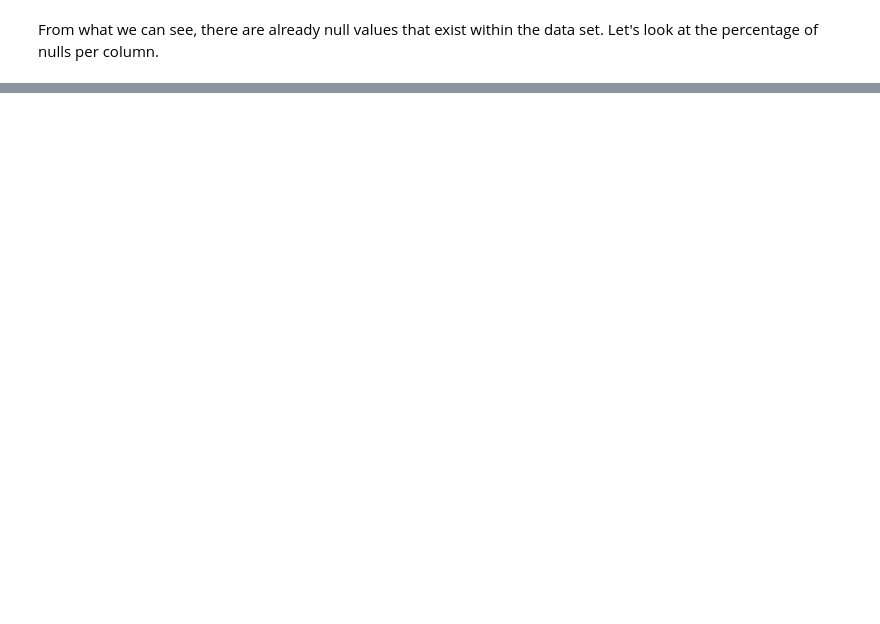
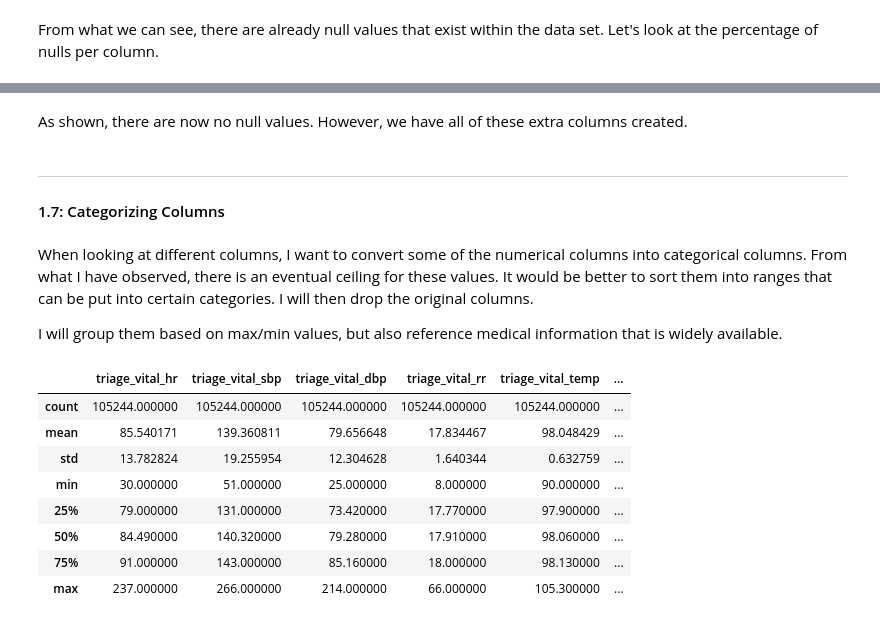
Before and after one commit to lo-klkl/BSTN_Capstone-Diab, a Jupyter notebook: Notebooks/Pt0-Clean.ipynb, the cells around one changed output, grey strips where cells are left out. Drawn from its saved outputs; the diff is of its cells as text; code cells hidden in the pictures; blank space fills up the shorter version.

```diff
--- a/Notebooks/Pt0-Clean.ipynb
+++ b/Notebooks/Pt0-Clean.ipynb
@@ -156,0 +832,7 @@ As we can see, we have a few columns that have null values.
+# %%
+imputed_columns = ['triage_vital_hr_imputed', 'triage_vital_sbp_imputed', 'triage_vital_dbp_imputed',
+                   'triage_vital_rr_imputed', 'triage_vital_temp_imputed', 'hist_glucose_median_imputed']
+# %%
+# Fill missing values in the specified columns with their imputed values
+for triage_variables, imputed_col in zip(variables, imputed_columns):
+    health_data[triage_variables] = health_data[triage_variables].fillna(health_data[imputed_col])
@@ -156,0 +851,30 @@ As we can see, we have a few columns that have null values.
+# %% [markdown]
+As shown, there are now no null values. However, we have all of these extra columns created.
+# %%
+columns_to_drop = ['triage_vital_hr_imputed', 'triage_vital_sbp_imputed', 'triage_vital_dbp_imputed',
+                   'triage_vital_rr_imputed', 'triage_vital_temp_imputed','hist_glucose_median_imputed']
+
+health_data = health_data.drop(columns=columns_to_drop)
+# %% [markdown]
+---
+#### <a id = 'cat'></a> 1.7: Categorizing Columns
+# %% [markdown]
+When looking at different columns, I want to convert some of the numerical columns into categorical columns. From what I have observed, there is an eventual ceiling for these values. It would be better to sort them into ranges that can be put into certain categories. I will then drop the original columns.
+
+I will group them based on max/min values, but also reference medical information that is widely available.
+# %%
+columns_of_interest = [
+    'triage_vital_hr','triage_vital_sbp', 'triage_vital_dbp', 'triage_vital_rr', 'triage_vital_temp', 'huse_n_edvisits','huse_n_admissions', 'huse_n_surgeries', 'hist_glucose_median'
+]
+# %%
+health_data[columns_of_interest].describe()
+# %% [output]
+|  | triage_vital_hr | triage_vital_sbp | triage_vital_dbp | triage_vital_rr | triage_vital_temp | ... |
+| count | 105244.000000 | 105244.000000 | 105244.000000 | 105244.000000 | 105244.000000 | ... |
+| mean | 85.540171 | 139.360811 | 79.656648 | 17.834467 | 98.048429 | ... |
+| std | 13.782824 | 19.255954 | 12.304628 | 1.640344 | 0.632759 | ... |
+| min | 30.000000 | 51.000000 | 25.000000 | 8.000000 | 90.000000 | ... |
+| 25% | 79.000000 | 131.000000 | 73.420000 | 17.770000 | 97.900000 | ... |
+| 50% | 84.490000 | 140.320000 | 79.280000 | 17.910000 | 98.060000 | ... |
+| 75% | 91.000000 | 143.000000 | 85.160000 | 18.000000 | 98.130000 | ... |
+| max | 237.000000 | 266.000000 | 214.000000 | 66.000000 | 105.300000 | ... |
```
Also changed, not shown: parts of 160 cells of this notebook, 3 other files.
